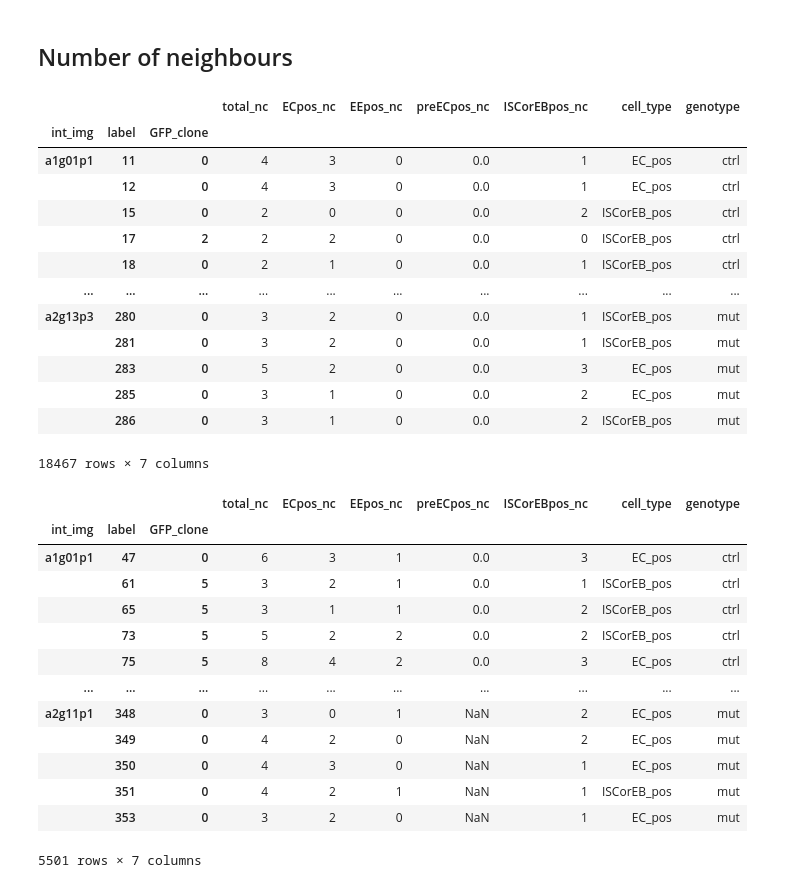
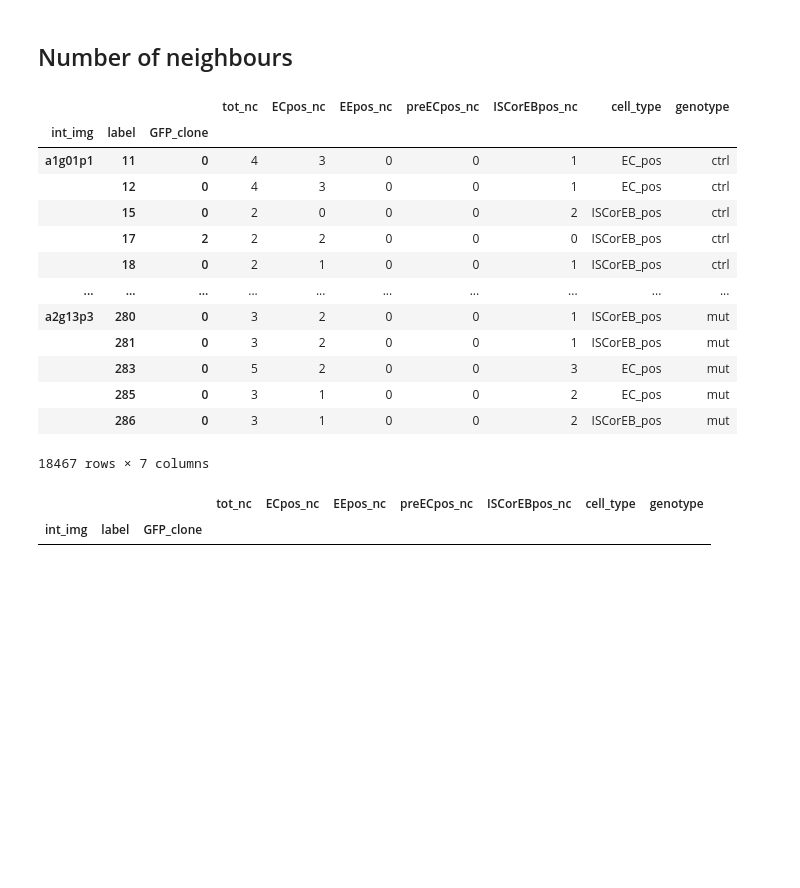
Before and after one commit to morriso1/clonedetective, a Jupyter notebook: 04_Tutorial_Downstream_Analysis_Python.ipynb, the cells around one changed output. Drawn from its saved outputs; the diff is of its cells as text; code cells hidden in the pictures; blank space fills up the shorter version.

```diff
--- a/04_Tutorial_Downstream_Analysis_Python.ipynb
+++ b/04_Tutorial_Downstream_Analysis_Python.ipynb
@@ -299,10 +299,8 @@ stat_df.query("comparisons in @contrasts")
 ## Number of neighbours
 # %%
 nc_df = df.query('int_img_ch == "C0"')
-nc_df.columns = [re.sub('neigh_counts|neighbour_counts', 'nc', col) for col in nc_df.columns]
-
 nc_df.set_index(['int_img', 'label', "GFP_clone"], inplace=True)
-nc_df = nc_df.filter(regex=r'pos|total_nc')
+nc_df = nc_df.filter(regex=r'pos|tot_nc')
 nc_df = nc_df.drop(columns = nc_df.filter(regex=r'GFP'))
 nc_df['cell_type'] = nc_df.filter(regex=r'pos$').idxmax(axis=1)
 nc_df = nc_df.drop(columns = nc_df.filter(regex=r'pos$'))
@@ -310,37 +308,25 @@ nc_df['genotype'] = np.where(nc_df.reset_index()["int_img"].str.match(r"a1"), "c
 # %%
 nc_df
 # %% [output]
-|  |  |  | total_nc | ECpos_nc | EEpos_nc | preECpos_nc | ISCorEBpos_nc | cell_type | genotype |
+|  |  |  | tot_nc | ECpos_nc | EEpos_nc | preECpos_nc | ISCorEBpos_nc | cell_type | genotype |
 | int_img | label | GFP_clone |  |  |  |  |  |  |  |
-| a1g01p1 | 11 | 0 | 4 | 3 | 0 | 0.0 | 1 | EC_pos | ctrl |
-|  | 12 | 0 | 4 | 3 | 0 | 0.0 | 1 | EC_pos | ctrl |
-|  | 15 | 0 | 2 | 0 | 0 | 0.0 | 2 | ISCorEB_pos | ctrl |
-|  | 17 | 2 | 2 | 2 | 0 | 0.0 | 0 | ISCorEB_pos | ctrl |
-|  | 18 | 0 | 2 | 1 | 0 | 0.0 | 1 | ISCorEB_pos | ctrl |
+| a1g01p1 | 11 | 0 | 4 | 3 | 0 | 0 | 1 | EC_pos | ctrl |
+|  | 12 | 0 | 4 | 3 | 0 | 0 | 1 | EC_pos | ctrl |
+|  | 15 | 0 | 2 | 0 | 0 | 0 | 2 | ISCorEB_pos | ctrl |
+|  | 17 | 2 | 2 | 2 | 0 | 0 | 0 | ISCorEB_pos | ctrl |
+|  | 18 | 0 | 2 | 1 | 0 | 0 | 1 | ISCorEB_pos | ctrl |
 | ... | ... | ... | ... | ... | ... | ... | ... | ... | ... |
-| a2g13p3 | 280 | 0 | 3 | 2 | 0 | 0.0 | 1 | ISCorEB_pos | mut |
-|  | 281 | 0 | 3 | 2 | 0 | 0.0 | 1 | ISCorEB_pos | mut |
-|  | 283 | 0 | 5 | 2 | 0 | 0.0 | 3 | EC_pos | mut |
-|  | 285 | 0 | 3 | 1 | 0 | 0.0 | 2 | EC_pos | mut |
-|  | 286 | 0 | 3 | 1 | 0 | 0.0 | 2 | ISCorEB_pos | mut |
+| a2g13p3 | 280 | 0 | 3 | 2 | 0 | 0 | 1 | ISCorEB_pos | mut |
+|  | 281 | 0 | 3 | 2 | 0 | 0 | 1 | ISCorEB_pos | mut |
+|  | 283 | 0 | 5 | 2 | 0 | 0 | 3 | EC_pos | mut |
+|  | 285 | 0 | 3 | 1 | 0 | 0 | 2 | EC_pos | mut |
+|  | 286 | 0 | 3 | 1 | 0 | 0 | 2 | ISCorEB_pos | mut |
 18467 rows × 7 columns
 # %%
-nc_df.query('total_nc != ECpos_nc + EEpos_nc + preECpos_nc + ISCorEBpos_nc')
+nc_df.query('tot_nc != ECpos_nc + EEpos_nc + preECpos_nc + ISCorEBpos_nc')
 # %% [output]
-|  |  |  | total_nc | ECpos_nc | EEpos_nc | preECpos_nc | ISCorEBpos_nc | cell_type | genotype |
+|  |  |  | tot_nc | ECpos_nc | EEpos_nc | preECpos_nc | ISCorEBpos_nc | cell_type | genotype |
 | int_img | label | GFP_clone |  |  |  |  |  |  |  |
-| a1g01p1 | 47 | 0 | 6 | 3 | 1 | 0.0 | 3 | EC_pos | ctrl |
-|  | 61 | 5 | 3 | 2 | 1 | 0.0 | 1 | ISCorEB_pos | ctrl |
-|  | 65 | 5 | 3 | 1 | 1 | 0.0 | 2 | ISCorEB_pos | ctrl |
-|  | 73 | 5 | 5 | 2 | 2 | 0.0 | 2 | ISCorEB_pos | ctrl |
-|  | 75 | 5 | 8 | 4 | 2 | 0.0 | 3 | EC_pos | ctrl |
-| ... | ... | ... | ... | ... | ... | ... | ... | ... | ... |
-| a2g11p1 | 348 | 0 | 3 | 0 | 1 | NaN | 2 | EC_pos | mut |
-|  | 349 | 0 | 4 | 2 | 0 | NaN | 2 | EC_pos | mut |
-|  | 350 | 0 | 4 | 3 | 0 | NaN | 1 | EC_pos | mut |
-|  | 351 | 0 | 4 | 2 | 1 | NaN | 1 | ISCorEB_pos | mut |
-|  | 353 | 0 | 3 | 2 | 0 | NaN | 1 | EC_pos | mut |
-5501 rows × 7 columns
 # %%
 import seaborn as sns
 
```
Also changed, not shown: parts of 10 cells of this notebook, 7 other files.
